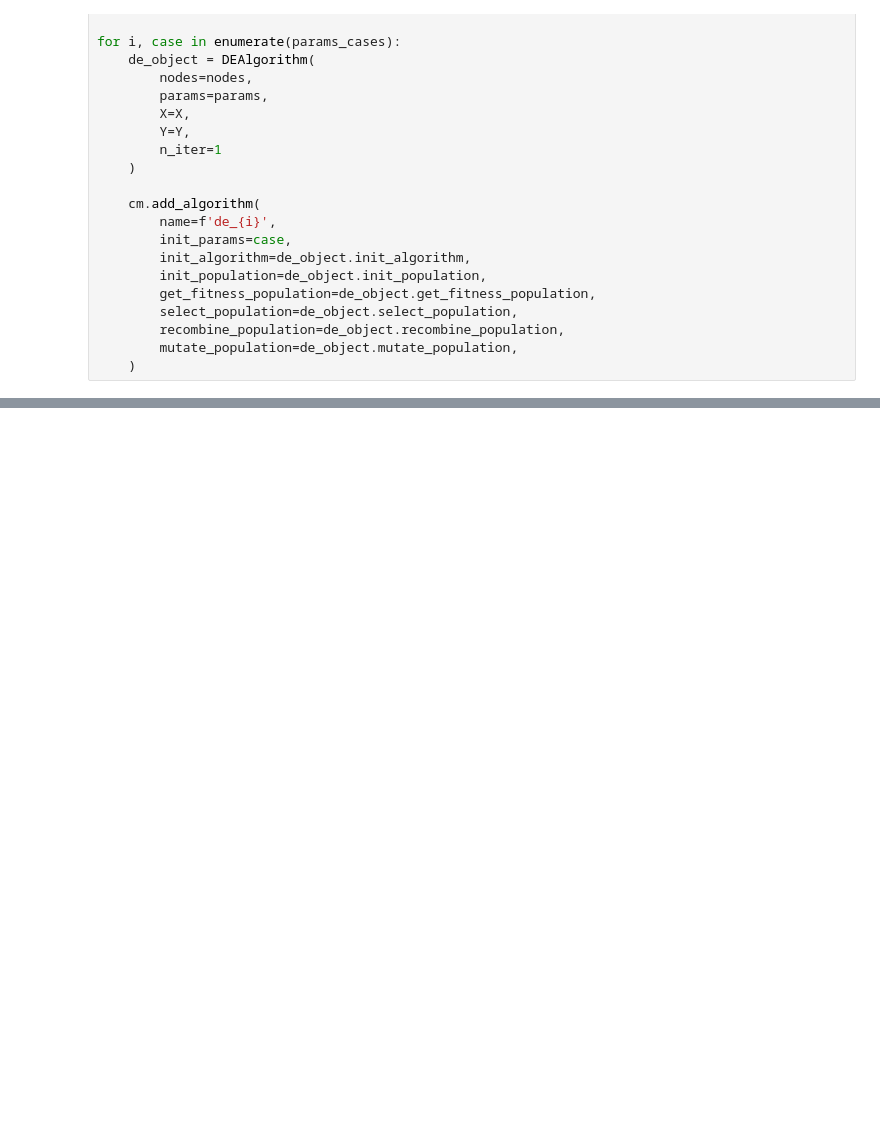
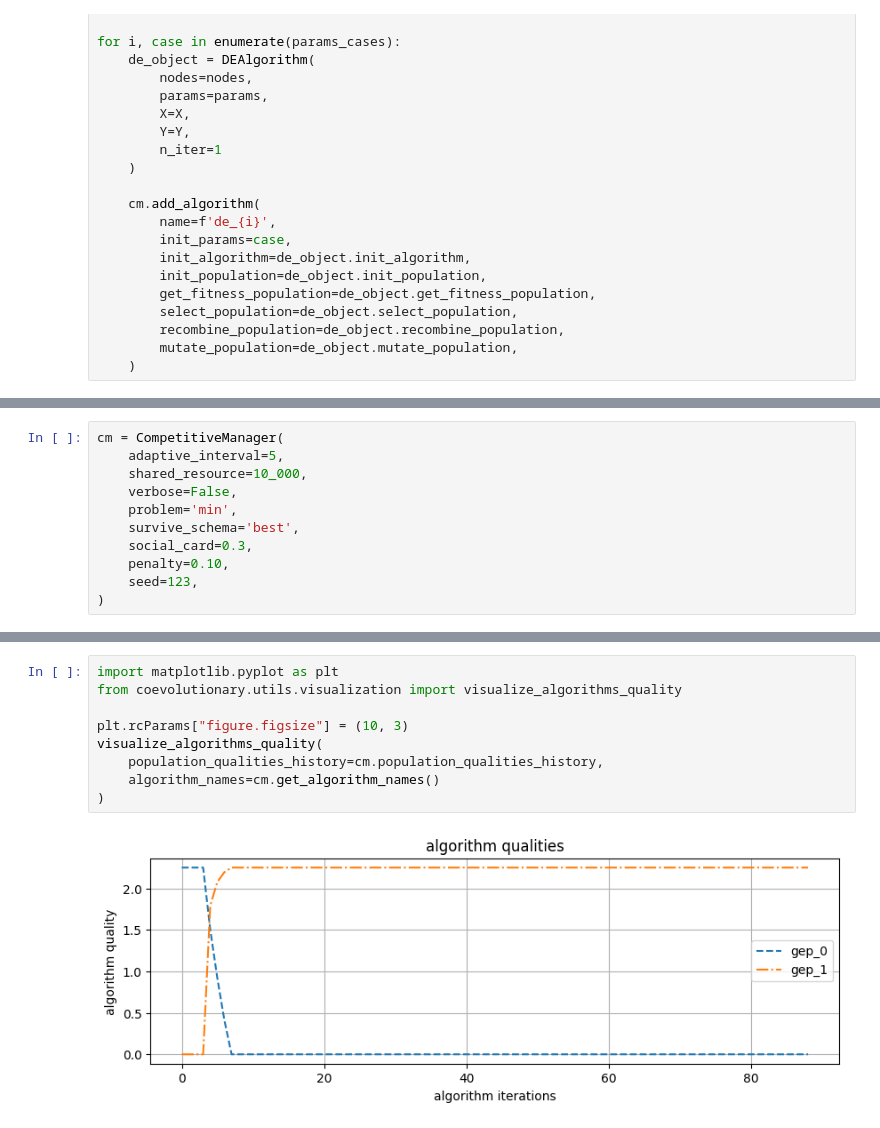
Before and after one commit to suboty/ret, a Jupyter notebook: research/Coevolutionary Demo.ipynb, the cells around one changed output, grey strips where cells are left out. Saved outputs shown, nothing was run; the diff lists cells and outputs as text; blank space fills up the shorter version.

```diff
--- a/research/Coevolutionary Demo.ipynb
+++ b/research/Coevolutionary Demo.ipynb
@@ -110,0 +117,11 @@ visualize_algorithms_quality(
+# %%
+cm = CompetitiveManager(
+    adaptive_interval=5,
+    shared_resource=10_000,
+    verbose=False,
+    problem='min',
+    survive_schema='best',
+    social_card=0.3,
+    penalty=0.10,
+    seed=123,
+)
@@ -110,0 +175,11 @@ visualize_algorithms_quality(
+# %%
+import matplotlib.pyplot as plt
+from coevolutionary.utils.visualization import visualize_algorithms_quality
+
+plt.rcParams["figure.figsize"] = (10, 3)
+visualize_algorithms_quality(
+    population_qualities_history=cm.population_qualities_history,
+    algorithm_names=cm.get_algorithm_names()
+)
+# %% [output]
+[figure, added]
```
Also changed, not shown: parts of 11 cells of this notebook.
